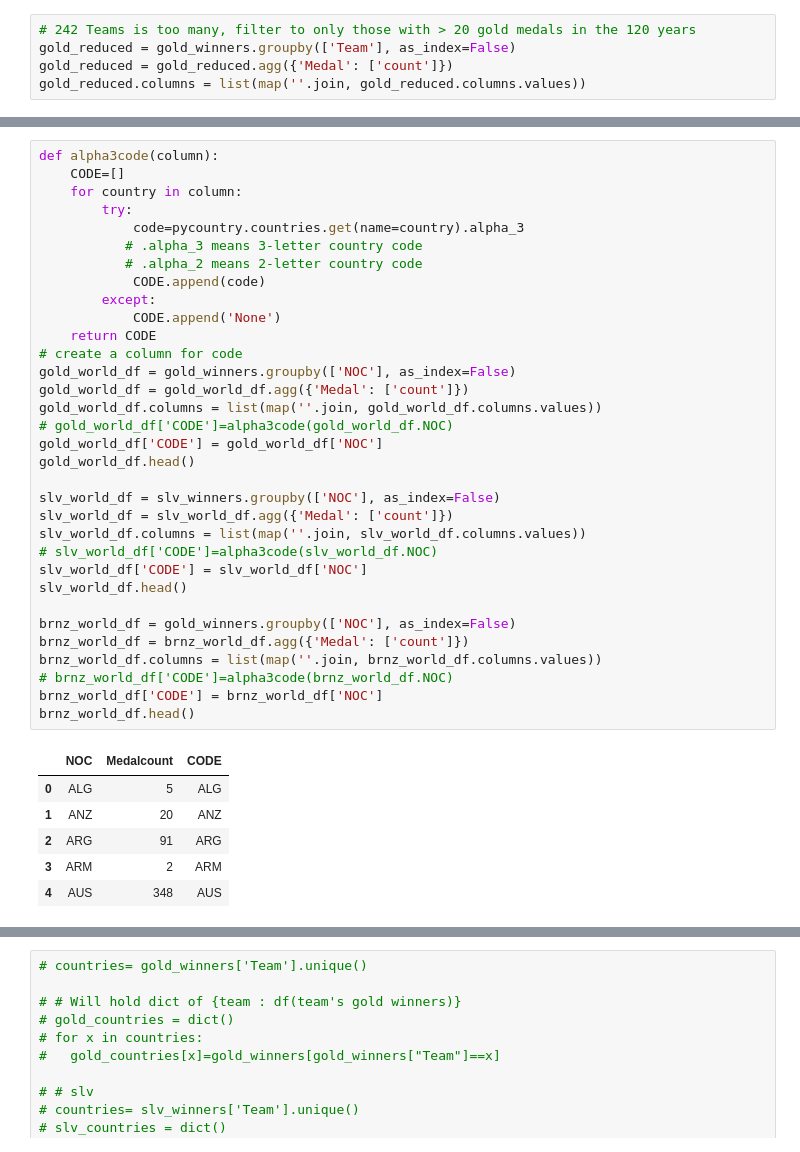
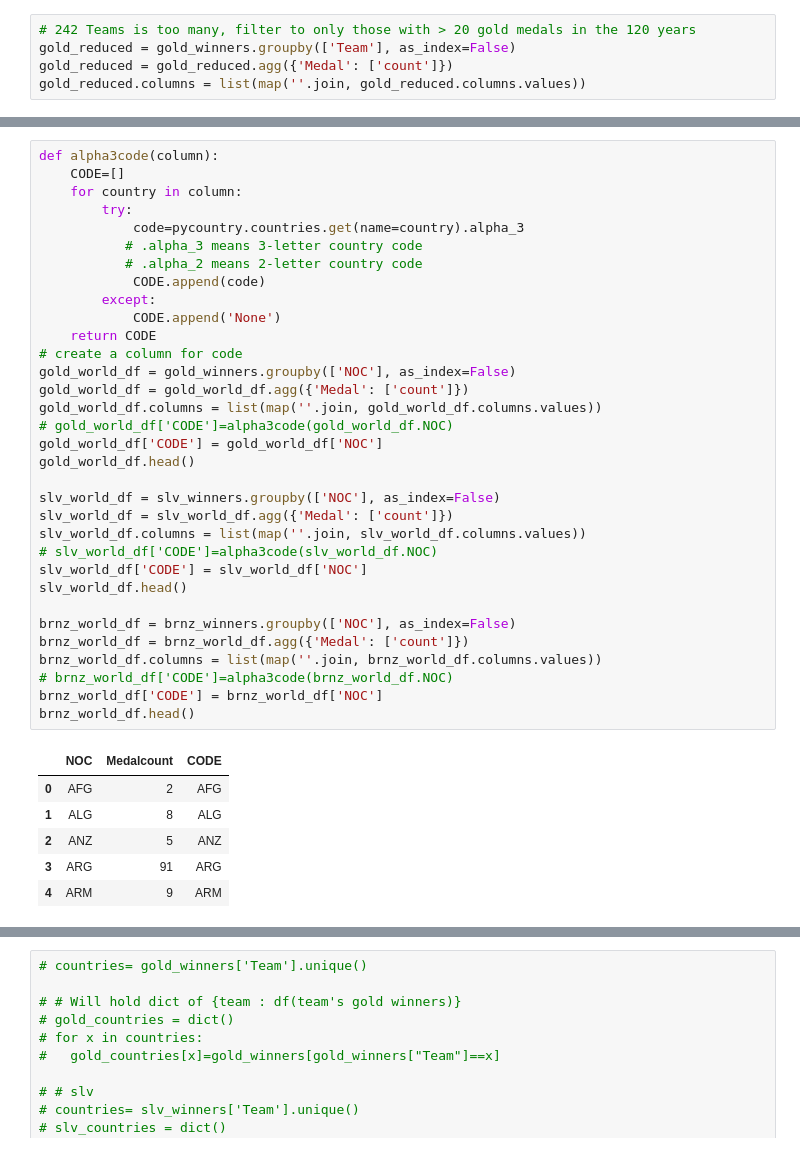
Before and after one commit to jd-gebbia/Applied_Analytics, a Jupyter notebook: AppliedAnalytics_Case1.ipynb, the cells around one changed output, grey strips where cells are left out. Saved outputs shown, nothing was run; the diff lists cells and outputs as text.

```diff
--- a/AppliedAnalytics_Case1.ipynb
+++ b/AppliedAnalytics_Case1.ipynb
@@ -105,36 +89,36 @@ def alpha3code(column):
         try:
             code=pycountry.countries.get(name=country).alpha_3
            # .alpha_3 means 3-letter country code
            # .alpha_2 means 2-letter country code
             CODE.append(code)
         except:
             CODE.append('None')
     return CODE
 # create a column for code
 gold_world_df = gold_winners.groupby(['NOC'], as_index=False)
 gold_world_df = gold_world_df.agg({'Medal': ['count']})
 gold_world_df.columns = list(map(''.join, gold_world_df.columns.values))
 # gold_world_df['CODE']=alpha3code(gold_world_df.NOC)
 gold_world_df['CODE'] = gold_world_df['NOC']
 gold_world_df.head()
 
 slv_world_df = slv_winners.groupby(['NOC'], as_index=False)
 slv_world_df = slv_world_df.agg({'Medal': ['count']})
 slv_world_df.columns = list(map(''.join, slv_world_df.columns.values))
 # slv_world_df['CODE']=alpha3code(slv_world_df.NOC)
 slv_world_df['CODE'] = slv_world_df['NOC']
 slv_world_df.head()
 
-brnz_world_df = gold_winners.groupby(['NOC'], as_index=False)
+brnz_world_df = brnz_winners.groupby(['NOC'], as_index=False)
 brnz_world_df = brnz_world_df.agg({'Medal': ['count']})
 brnz_world_df.columns = list(map(''.join, brnz_world_df.columns.values))
 # brnz_world_df['CODE']=alpha3code(brnz_world_df.NOC)
 brnz_world_df['CODE'] = brnz_world_df['NOC']
 brnz_world_df.head()
 # %% [output]
 |  | NOC | Medalcount | CODE |
-| 0 | ALG | 5 | ALG |
-| 1 | ANZ | 20 | ANZ |
-| 2 | ARG | 91 | ARG |
-| 3 | ARM | 2 | ARM |
-| 4 | AUS | 348 | AUS |
+| 0 | AFG | 2 | AFG |
+| 1 | ALG | 8 | ALG |
+| 2 | ANZ | 5 | ANZ |
+| 3 | ARG | 91 | ARG |
+| 4 | ARM | 9 | ARM |
```
Also changed, not shown: parts of 24 cells of this notebook.
